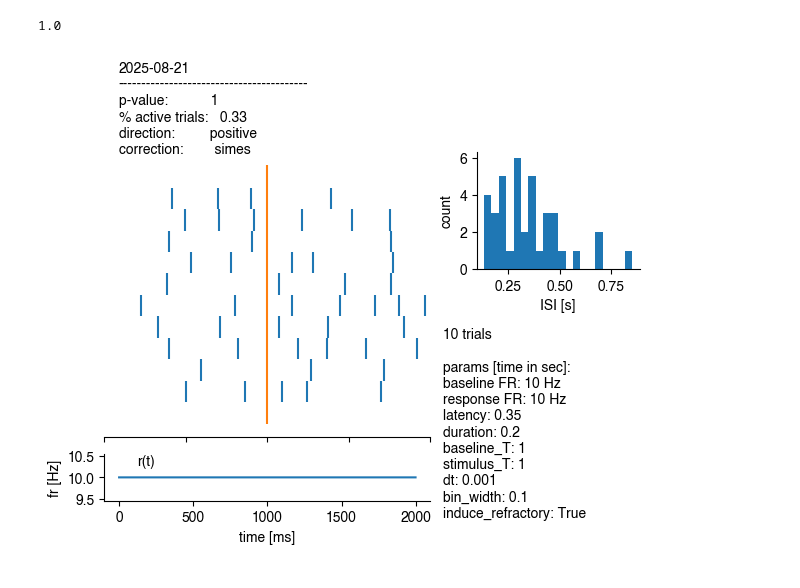
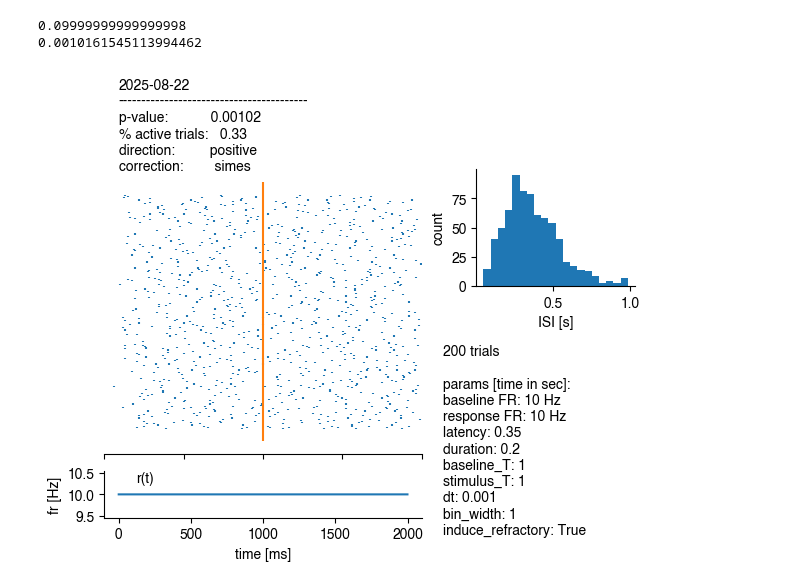
Before and after one commit to a-darcher/response_generator, a Jupyter notebook: dev.ipynb, the cells around one changed output. Cells and saved outputs as stored; diff of their text form; code cells hidden in the pictures.

```diff
--- a/dev.ipynb
+++ b/dev.ipynb
@@ -23,7 +243,7 @@ stimulus_T   = 1
 dt           = 0.001
 induce_refractory_period = True
 
-n_trials = 10
+n_trials = 200
 
 # initialize generator with the variables
 generator = PoissonSpikeGenerator(
@@ -43,21 +263,25 @@ trial_activity = generator.generate_numba(n_trials=n_trials)
 
 
 # analysis parameters
-bin_width          = 0.1
+bin_width          = 1
 proportion_active  = 1/3
 direction          = "positive"
 multiple_correction = "simes"
 
+baseline_width = .1
+stimulus_onset = 1
+
 # initialize analysis object (using existing trial_activity, baseline_T, stimulus_T)
 criteria = ResponseCriteria(
     trial_activity=trial_activity,
-    baseline_T=baseline_T,
+    baseline_width=baseline_width,
     stimulus_T=stimulus_T,
     bin_width=bin_width,
     dt=dt,
     proportion_active=proportion_active,
     direction=direction,
     multiple_correction=multiple_correction,
+    stimulus_onset = 1
 )
 
 print(criteria.compute_pval())
@@ -133,32 +357,34 @@ ax.text(
     ha="left",
     va="top",
     wrap=True
 )
 
 ax.set_xticks([])
 ax.set_yticks([])
 
 sns.despine(left=True, bottom=True, ax=ax)
 
 s = (
     f"{datetime.today().strftime('%Y-%m-%d')}\n"
     f"-----------------------------------------\n"
     f"p-value:           {criteria.compute_pval():.3g}\n"
     f"% active trials:   {proportion_active:.2f}\n"
     f"direction:         {direction}\n"
     f"correction:        {multiple_correction}"
 )
 left_ax = axes["raster"]
 bbox = left_ax.get_position()
 fig.text(
     bbox.x0,        # left edge of subplot
     bbox.y1 + 0.1, # a little above the subplot
+
     s,
     ha="left",
     va="bottom"
 )
 
 plt.show()
 # %% [output]
-1.0
+0.09999999999999998
+0.0010161545113994462
-[figure, old version]
+[figure, new version]
```
Also changed, not shown: parts of 6 cells of this notebook.
